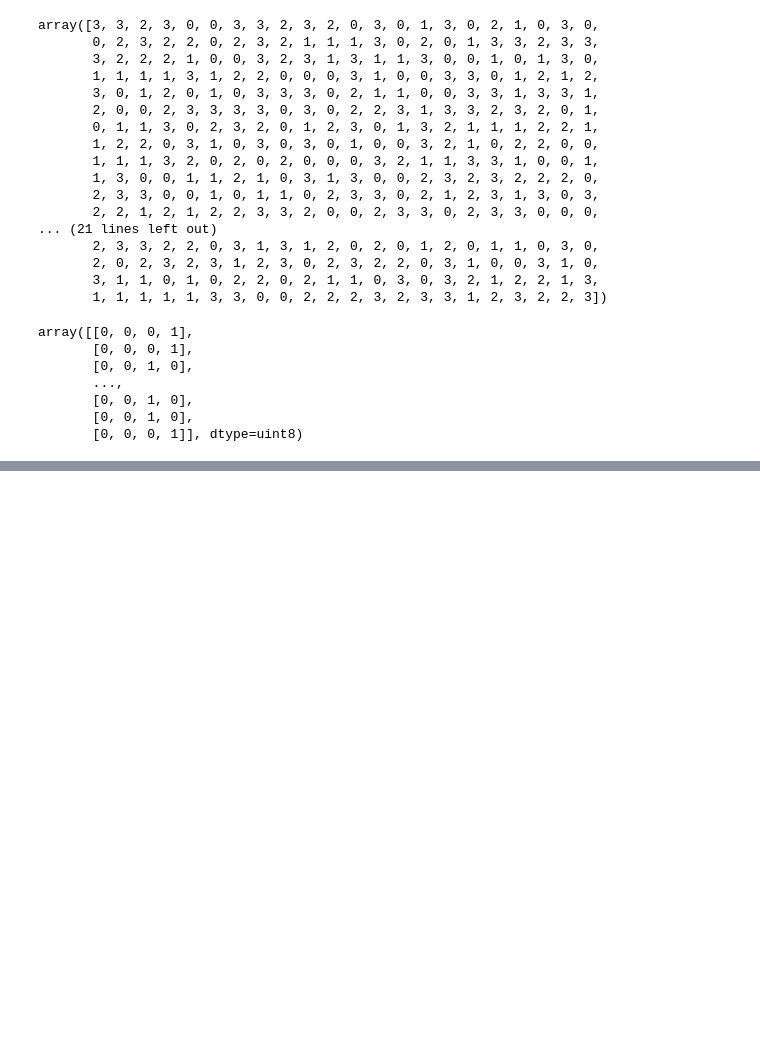
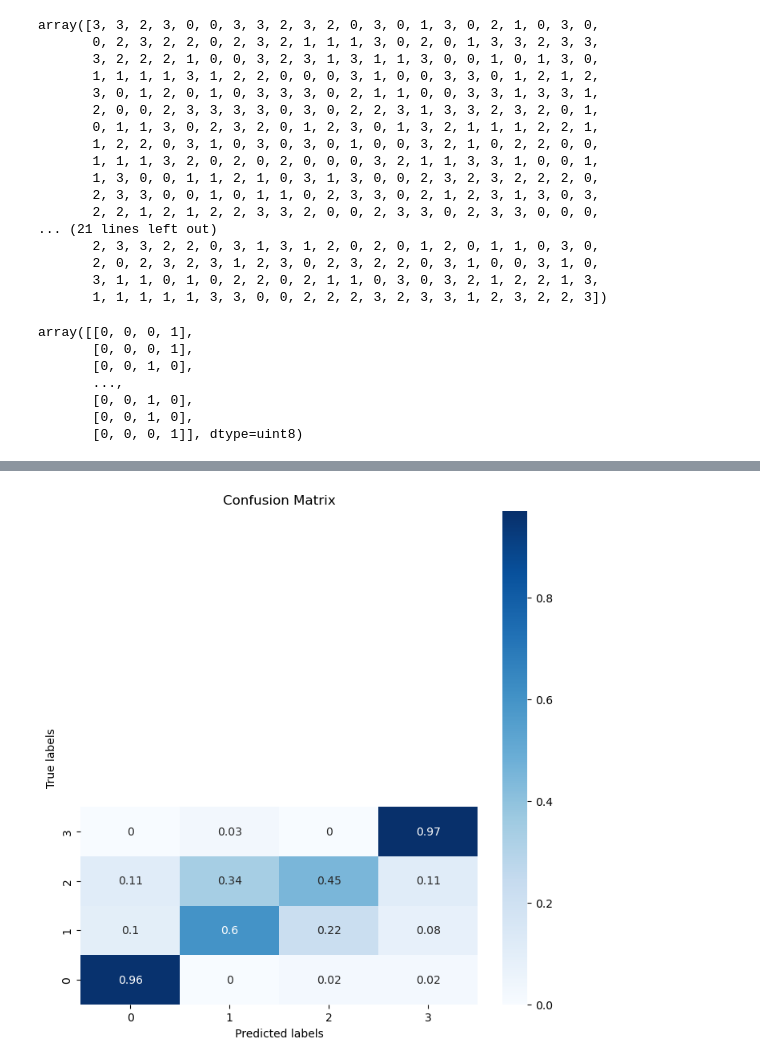
Before and after one commit to gagankumarba/MachineLearningProject, a Jupyter notebook: neural network.ipynb, the cells around one changed output, grey strips where cells are left out. Drawn from its saved outputs; the diff is of its cells as text; code cells hidden in the pictures; blank space fills up the shorter version.

Commit message:
Add a confusion matrix

```diff
--- a/neural network.ipynb
+++ b/neural network.ipynb
@@ -164,5 +166,5 @@ test loss, test acc: [0.5611980557441711, 0.7177914381027222]
 # %%
 # Generate predictions (probabilities -- the output of the last layer) on the test data
-y_pred = model.predict(X_test)
+y_pred = (model.predict(X_test) > 0.5).astype("uint8")
 y_pred
 # %% [output]
@@ -206,0 +213,19 @@ plot_metric(history, 'loss')
+# %%
+# === Confusion matrix: true versus predicted values ===
+# https://scikit-learn.org/stable/auto_examples/model_selection/plot_confusion_matrix.html
+nn_confusion_matrix = confusion_matrix(y_test.argmax(axis=1), y_pred.argmax(axis=1))
+# %%
+nn_confusion_matrix_norm = nn_confusion_matrix.astype('float') / nn_confusion_matrix.sum(axis=1)[:, np.newaxis]     # Normalisation
+nn_confusion_matrix_norm = np.around(nn_confusion_matrix_norm, decimals=2)
+# %%
+# === plot ===
+plt.figure(figsize=(8, 8))
+sns.heatmap(nn_confusion_matrix_norm, annot=True, cmap='Blues')
+
+plt.ylim(0, 10)
+plt.xlabel('Predicted labels')
+plt.ylabel('True labels')
+plt.title('Confusion Matrix');
+plt.show()
+# %% [output]
+[figure, added]
```
Also changed, not shown: parts of 11 cells of this notebook, 2 other files.
